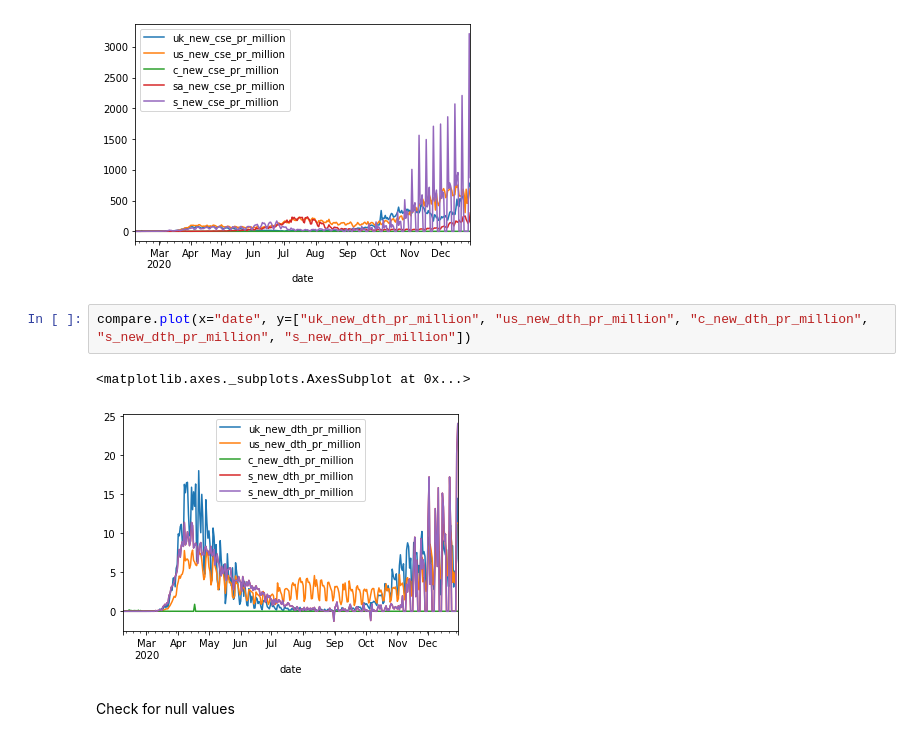
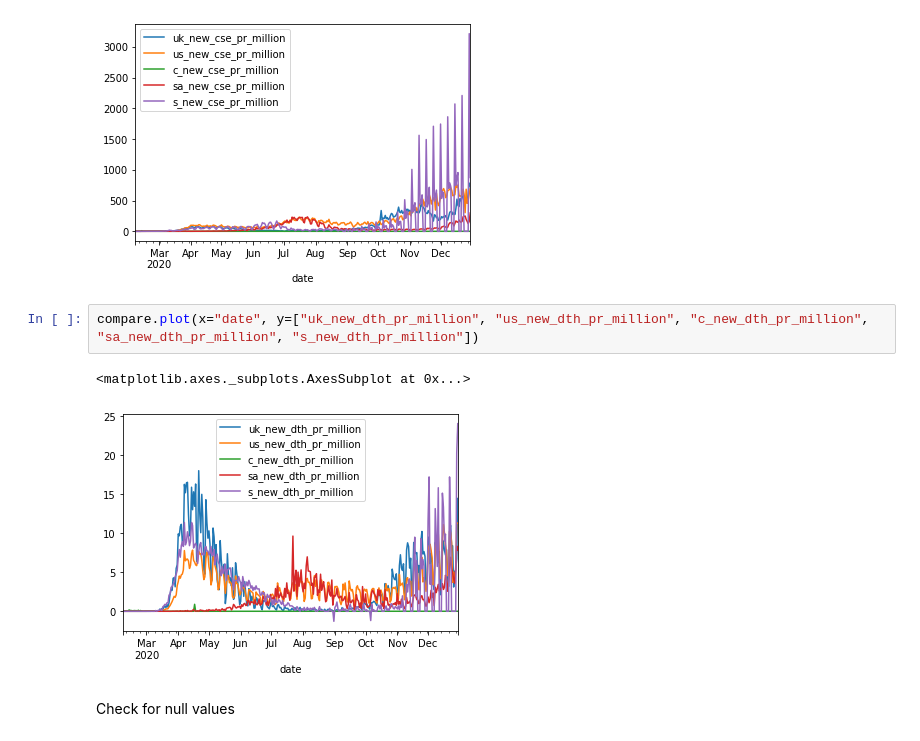
Before and after one commit to TracyRenee61/COV19, a Jupyter notebook: COV19_Compare_US_,_UK,_China,_SA,_Sweden.ipynb, the cells around one changed output. Saved outputs shown, nothing was run; the diff lists cells and outputs as text.

```diff
--- a/COV19_Compare_US_,_UK,_China,_SA,_Sweden.ipynb
+++ b/COV19_Compare_US_,_UK,_China,_SA,_Sweden.ipynb
@@ -668,10 +668,10 @@ compare.plot(x="date", y=["uk_new_cse_pr_million", "us_new_cse_pr_million", "c_n
 <matplotlib.axes._subplots.AxesSubplot at 0x...>
 [figure]
 # %%
-compare.plot(x="date", y=["uk_new_dth_pr_million", "us_new_dth_pr_million", "c_new_dth_pr_million", "s_new_dth_pr_million", "s_new_dth_pr_million"])
+compare.plot(x="date", y=["uk_new_dth_pr_million", "us_new_dth_pr_million", "c_new_dth_pr_million", "sa_new_dth_pr_million", "s_new_dth_pr_million"])
 # %% [output]
 <matplotlib.axes._subplots.AxesSubplot at 0x...>
-[figure, old version]
+[figure, new version]
 # %% [markdown]
 Check for null values
 # %%
```
Also changed, not shown: parts of 11 cells of this notebook.
